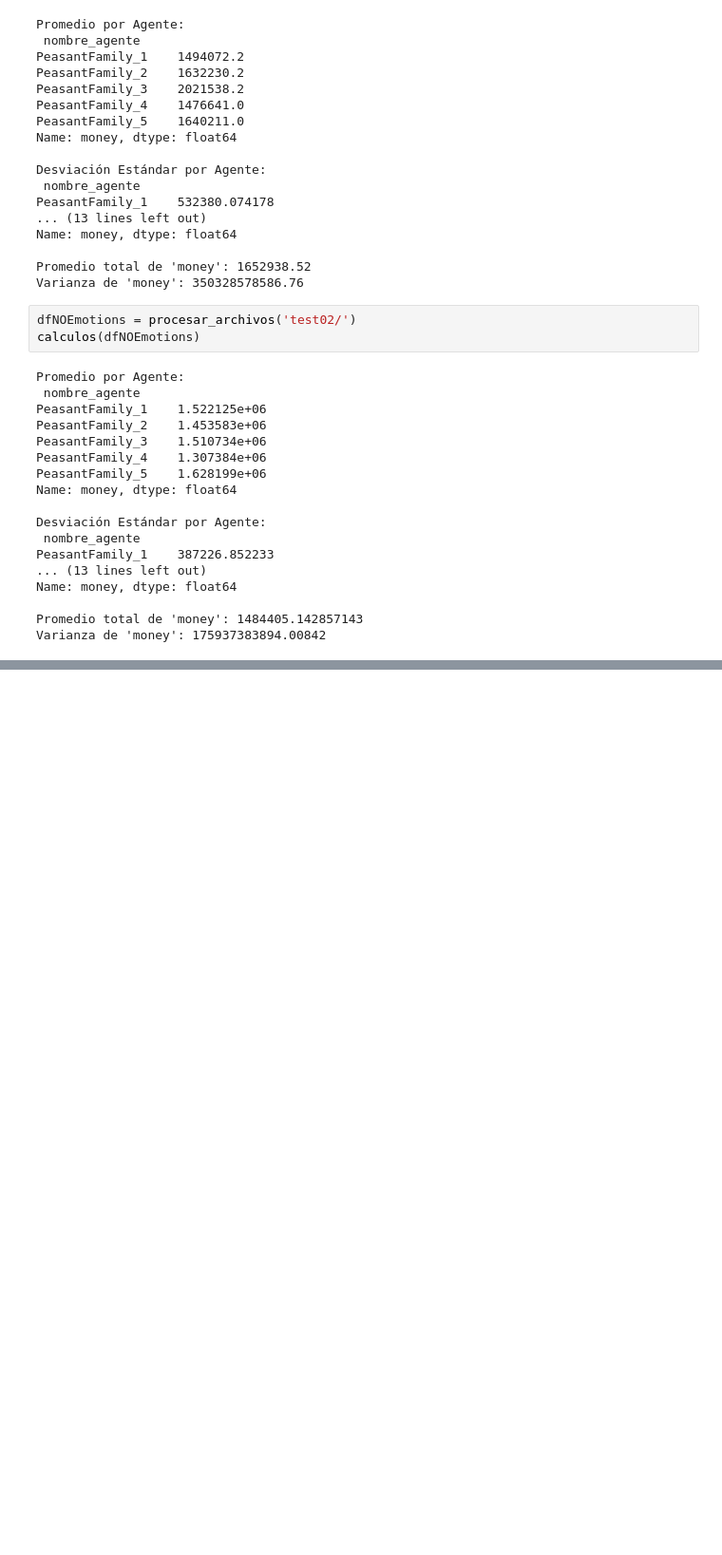
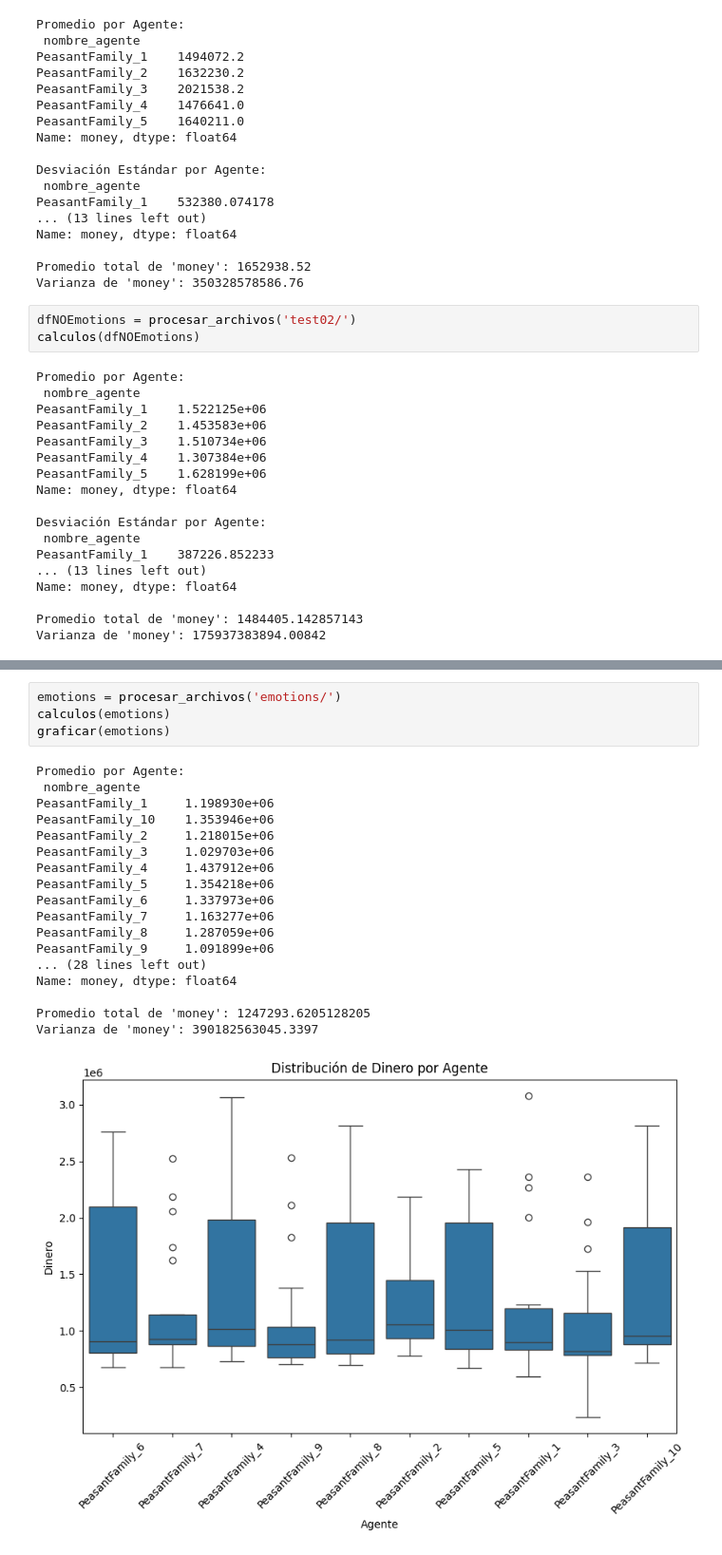
Before and after one commit to SIDRePUJ/wpsSimulator, a Jupyter notebook: src/main/resources/test01.ipynb, the cells around one changed output, grey strips where cells are left out. Shown: that part at 95% size. Cells and saved outputs as stored; diff of their text form; blank space fills up the shorter version.

```diff
--- a/src/main/resources/test01.ipynb
+++ b/src/main/resources/test01.ipynb
@@ -100,0 +188,23 @@ Varianza de 'money': 175937383894.00842
+# %%
+emotions = procesar_archivos('emotions/')
+calculos(emotions)
+graficar(emotions)
+# %% [output]
+Promedio por Agente:
+ nombre_agente
+PeasantFamily_1     1.198930e+06
+PeasantFamily_10    1.353946e+06
+PeasantFamily_2     1.218015e+06
+PeasantFamily_3     1.029703e+06
+PeasantFamily_4     1.437912e+06
+PeasantFamily_5     1.354218e+06
+PeasantFamily_6     1.337973e+06
+PeasantFamily_7     1.163277e+06
+PeasantFamily_8     1.287059e+06
+PeasantFamily_9     1.091899e+06
+... (28 lines left out)
+Name: money, dtype: float64
+
+Promedio total de 'money': 1247293.6205128205
+Varianza de 'money': 390182563045.3397
+[figure, added]
```
Also changed, not shown: parts of 8 cells of this notebook, 12 other files.
